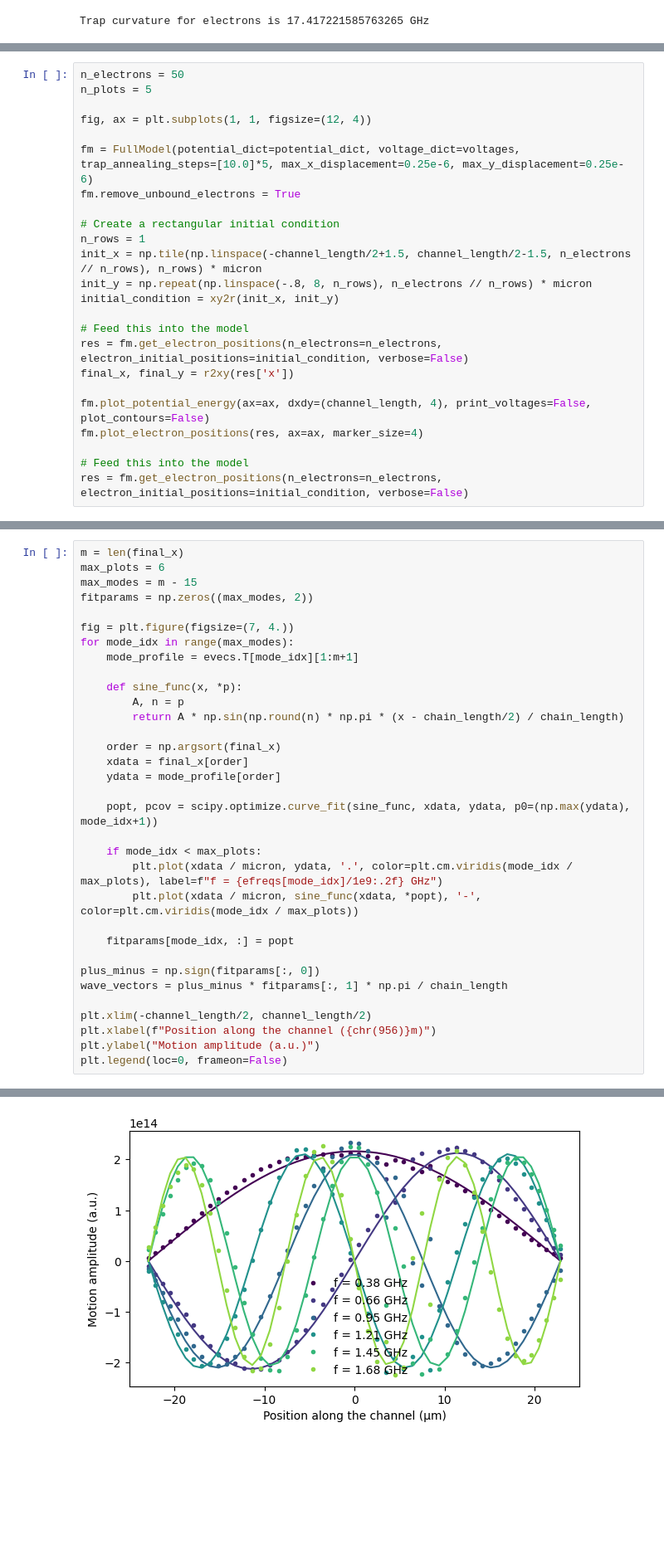
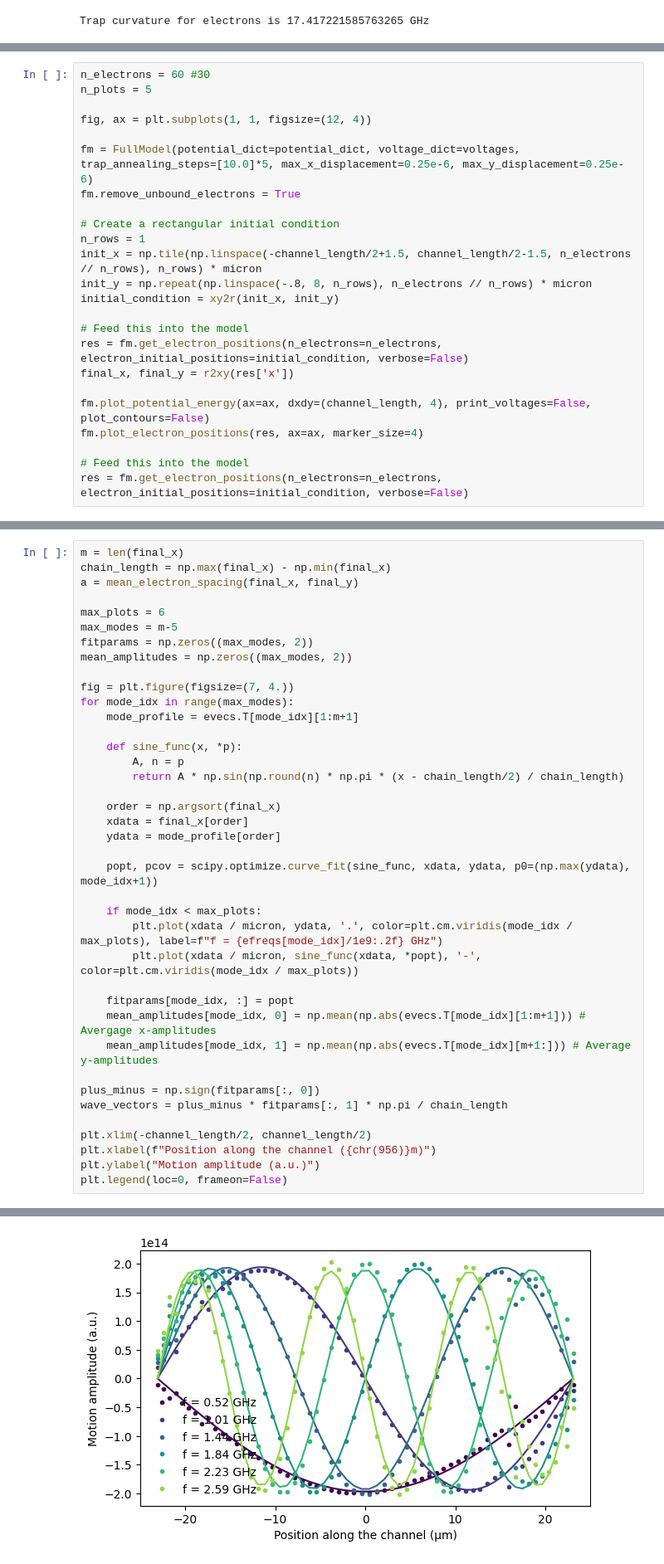
Before and after one commit to gkoolstra/quantum_electron, a Jupyter notebook: examples/04_long_channel.ipynb, the cells around one changed output, grey strips where cells are left out. Shown at 83% size. Cells and saved outputs as stored; diff of their text form; blank space fills up the shorter version.

Commit message:
Checked mode frequencies

```diff
--- a/examples/04_long_channel.ipynb
+++ b/examples/04_long_channel.ipynb
@@ -98,5 +165,5 @@ Trap curvature for electrons is 17.417221585763265 GHz
 # %%
-n_electrons = 50
+n_electrons = 60 #30
 n_plots = 5
 
 fig, ax = plt.subplots(1, 1, figsize=(12, 4))
@@ -156,36 +233,42 @@ fm.show_animation(anim)
 # %%
 m = len(final_x)
+chain_length = np.max(final_x) - np.min(final_x)
+a = mean_electron_spacing(final_x, final_y)
+
 max_plots = 6
-max_modes = m - 15
+max_modes = m-5
 fitparams = np.zeros((max_modes, 2))
+mean_amplitudes = np.zeros((max_modes, 2))
 
 fig = plt.figure(figsize=(7, 4.))
 for mode_idx in range(max_modes):
     mode_profile = evecs.T[mode_idx][1:m+1]
 
     def sine_func(x, *p):
         A, n = p
         return A * np.sin(np.round(n) * np.pi * (x - chain_length/2) / chain_length)
 
     order = np.argsort(final_x)
     xdata = final_x[order]
     ydata = mode_profile[order]
 
     popt, pcov = scipy.optimize.curve_fit(sine_func, xdata, ydata, p0=(np.max(ydata), mode_idx+1))
 
     if mode_idx < max_plots:
         plt.plot(xdata / micron, ydata, '.', color=plt.cm.viridis(mode_idx / max_plots), label=f"f = {efreqs[mode_idx]/1e9:.2f} GHz")
         plt.plot(xdata / micron, sine_func(xdata, *popt), '-', color=plt.cm.viridis(mode_idx / max_plots))
 
     fitparams[mode_idx, :] = popt
+    mean_amplitudes[mode_idx, 0] = np.mean(np.abs(evecs.T[mode_idx][1:m+1])) # Avergage x-amplitudes
+    mean_amplitudes[mode_idx, 1] = np.mean(np.abs(evecs.T[mode_idx][m+1:])) # Average y-amplitudes
 
 plus_minus = np.sign(fitparams[:, 0])
 wave_vectors = plus_minus * fitparams[:, 1] * np.pi / chain_length
 
 plt.xlim(-channel_length/2, channel_length/2)
 plt.xlabel(f"Position along the channel ({chr(956)}m)")
 plt.ylabel("Motion amplitude (a.u.)")
 plt.legend(loc=0, frameon=False)
 # %% [output]
 <matplotlib.legend.Legend at 0x...>
-[figure, old version]
+[figure, new version]
```
Also changed, not shown: parts of 36 cells of this notebook, 5 other files.
